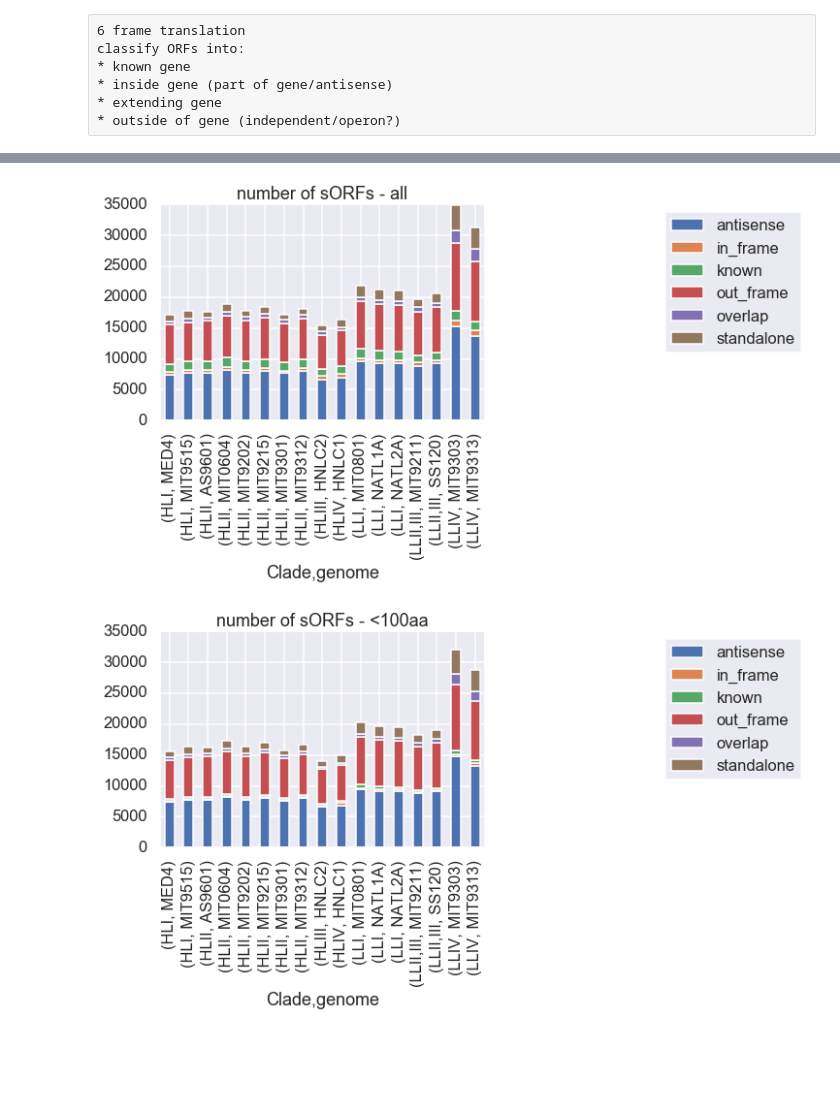
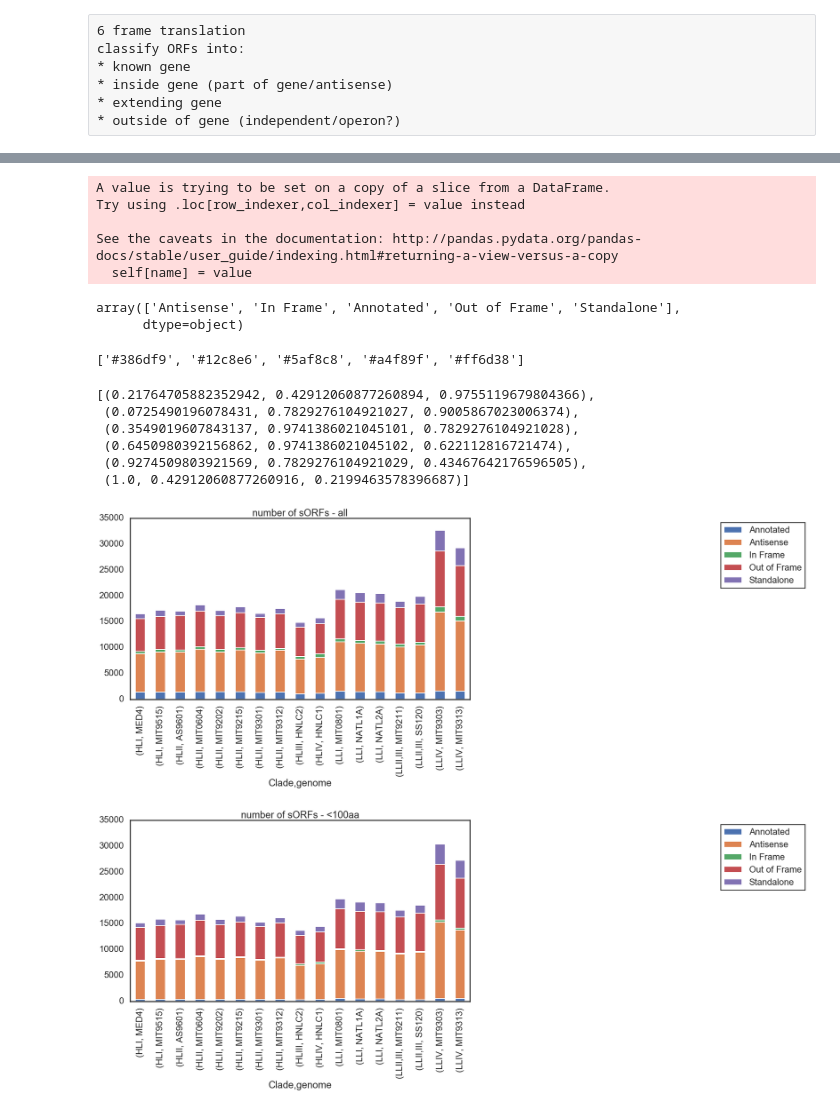
Before and after one commit to wosnat/sep, a Jupyter notebook: orf results multiple.ipynb, the cells around one changed output, grey strips where cells are left out. Saved outputs shown, nothing was run; the diff lists cells and outputs as text; code cells hidden in the pictures; blank space fills up the shorter version.

```diff
--- a/orf results multiple.ipynb
+++ b/orf results multiple.ipynb
@@ -30,3 +31,6 @@ sns.set_context('talk')
+# %%
+sns.set_context('poster')
+sns.set_style('white')
 # %% [markdown]
 
 ![](http://oregonstate.edu/instruct/bb450/fall14/stryer7/2/table_02_02.jpg)
@@ -70,5 +74,8 @@ def get_metadata_map(column_name):
     return clade_map
 # %%
 col_bp = 'Assembly size (bp)'
+col_bp2 = 'Assembly size (mbp)'
+
 sum_df['Clade'] = sum_df.genome.map(get_metadata_map('Clade'))
 sum_df[col_bp] = sum_df.genome.map(get_metadata_map(col_bp))
+sum_df[col_bp2] = sum_df[col_bp] / 1e6
@@ -81,0 +82,17 @@ oorder = ['standalone', 'out_frame', 'antisense', 'in_frame', 'overlap', 'known'
+# %%
+omap = {'standalone' : 'Standalone',
+        'out_frame' : 'Out of Frame',
+        'antisense' : 'Antisense',
+        'in_frame' :'In Frame',
+        'known' : 'Annotated'}
+sum_df = sum_df.loc[sum_df.otype != 'overlap']
+sum_df.otype = sum_df.otype.map(omap)
+sum_df.otype.unique()
+# %% [output]
+A value is trying to be set on a copy of a slice from a DataFrame.
+Try using .loc[row_indexer,col_indexer] = value instead
+
+See the caveats in the documentation: http://pandas.pydata.org/pandas-docs/stable/user_guide/indexing.html#returning-a-view-versus-a-copy
+  self[name] = value
+array(['Antisense', 'In Frame', 'Annotated', 'Out of Frame', 'Standalone'],
+      dtype=object)
@@ -82,3 +101,18 @@ oorder = ['standalone', 'out_frame', 'antisense', 'in_frame', 'overlap', 'known'
+# %%
+opalette = sns.color_palette("rainbow", 6).as_hex()
+del opalette[4]
+opalette
+# %% [output]
+['#386df9', '#12c8e6', '#5af8c8', '#a4f89f', '#ff6d38']
+# %%
+sns.color_palette("rainbow", 6)
+# %% [output]
+[(0.21764705882352942, 0.42912060877260894, 0.9755119679804366),
+ (0.0725490196078431, 0.7829276104921027, 0.9005867023006374),
+ (0.3549019607843137, 0.9741386021045101, 0.7829276104921028),
+ (0.6450980392156862, 0.9741386021045102, 0.622112816721474),
+ (0.9274509803921569, 0.7829276104921029, 0.43467642176596505),
+ (1.0, 0.42912060877260916, 0.2199463578396687)]
 # %%
 def plot_df(df, title, ylim=None):
     stacked_df = df.pivot_table(index=['Clade', 'genome'], columns=['otype'], values=['count'])
@@ -88,9 +122,12 @@ def plot_df(df, title, ylim=None):
     if ylim is not None:
         plt.ylim(ylim)
     plt.title(title)
+    return stacked_df
 # %%
 for s in sum_df.subset.unique():
-        plot_df(sum_df.loc[(sum_df.subset == s) ], f'number of sORFs - {s}', ylim=(0,35000))
+        stacked_df = plot_df(sum_df.loc[(sum_df.subset == s) ], f'number of sORFs - {s}', ylim=(0,35000))
+        if s == 'all':
+            stacked_df.to_csv('f.csv')
 # %% [output]
-[figure, old version]
+[figure, new version]
-[figure, old version]
+[figure, new version]
```
Also changed, not shown: parts of 18 cells of this notebook, 3 other files.
